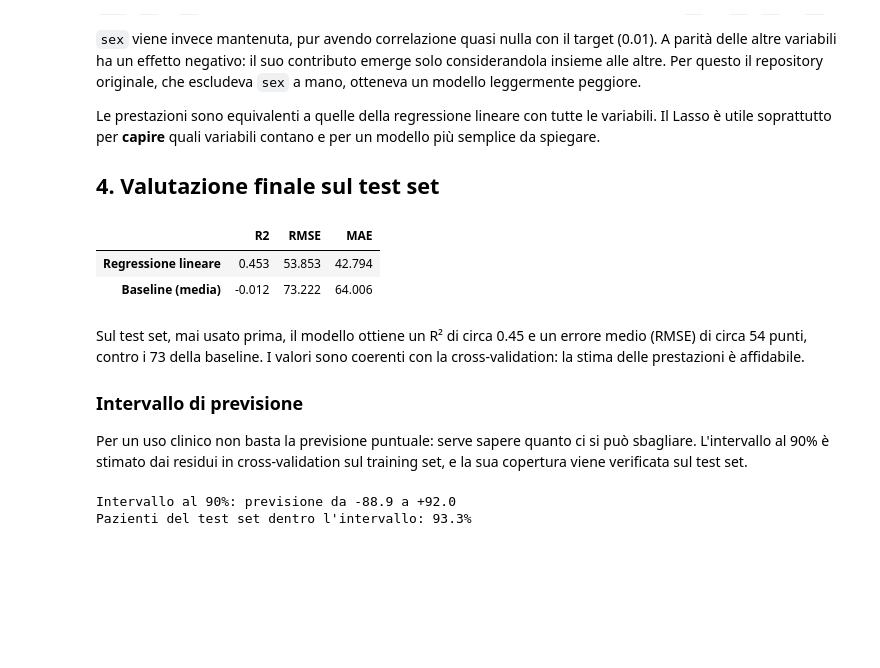
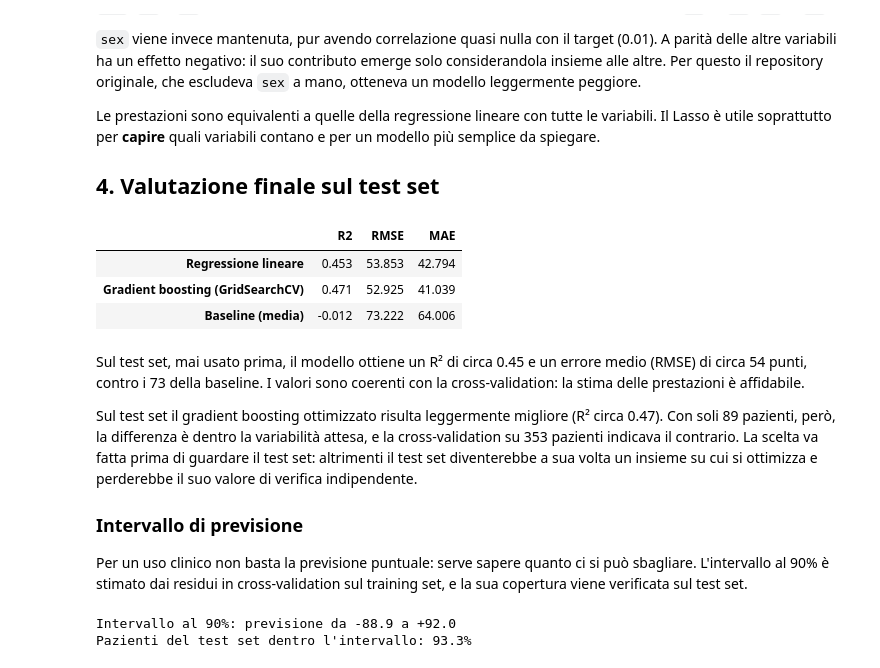
Before and after one commit to grian100/machine-learning, a Jupyter notebook: notebooks/risultati.ipynb, the cells around one changed output. Saved outputs shown, nothing was run; the diff lists cells and outputs as text; code cells hidden in the pictures; blank space fills up the shorter version.

```diff
--- a/notebooks/risultati.ipynb
+++ b/notebooks/risultati.ipynb
@@ -181,0 +196,5 @@ Modello scelto: Regressione lineare
+# %%
+tuned = clone(models[TUNED_GB]).fit(X_train, y_train)
+grid = grid_search_table(tuned)
+print(f"Iperparametri migliori: {tuned.named_steps['model'].best_params_}")
+grid.head(8)
@@ -222,16 +284,23 @@ Le prestazioni sono equivalenti a quelle della regressione lineare con tutte le
 # %%
 model = clone(models[chosen]).fit(X_train, y_train)
 y_pred = model.predict(X_test)
 baseline = clone(models[BASELINE]).fit(X_train, y_train)
 test_metrics = regression_metrics(y_test, y_pred)
-pd.DataFrame({chosen: test_metrics, BASELINE: regression_metrics(y_test, baseline.predict(X_test))}).T
+pd.DataFrame({
+    chosen: test_metrics,
+    TUNED_GB: regression_metrics(y_test, tuned.predict(X_test)),
+    BASELINE: regression_metrics(y_test, baseline.predict(X_test)),
+}).T
 # %% [output]
 |  | R2 | RMSE | MAE |
 | Regressione lineare | 0.453 | 53.853 | 42.794 |
+| Gradient boosting (GridSearchCV) | 0.471 | 52.925 | 41.039 |
 | Baseline (media) | -0.012 | 73.222 | 64.006 |
 # %% [markdown]
 Sul test set, mai usato prima, il modello ottiene un R² di circa 0.45 e un errore medio (RMSE) di circa 54 punti, contro i 73 della baseline. I valori sono coerenti con la cross-validation: la stima delle prestazioni è affidabile.
 
+Sul test set il gradient boosting ottimizzato risulta leggermente migliore (R² circa 0.47). Con soli 89 pazienti, però, la differenza è dentro la variabilità attesa, e la cross-validation su 353 pazienti indicava il contrario. La scelta va fatta prima di guardare il test set: altrimenti il test set diventerebbe a sua volta un insieme su cui si ottimizza e perderebbe il suo valore di verifica indipendente.
+
 ### Intervallo di previsione
 Per un uso clinico non basta la previsione puntuale: serve sapere quanto ci si può sbagliare. L'intervallo al 90% è stimato dai residui in cross-validation sul training set, e la sua copertura viene verificata sul test set.
 # %%
```
Also changed, not shown: parts of 10 cells of this notebook, 5 other files.
